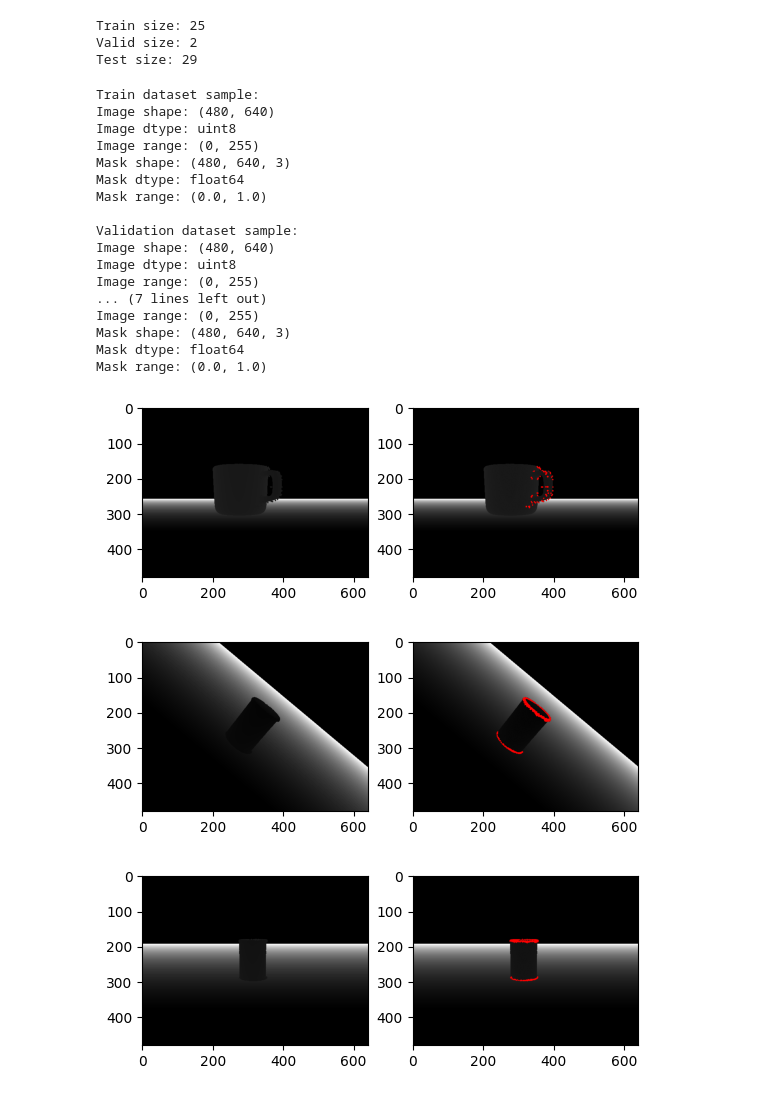
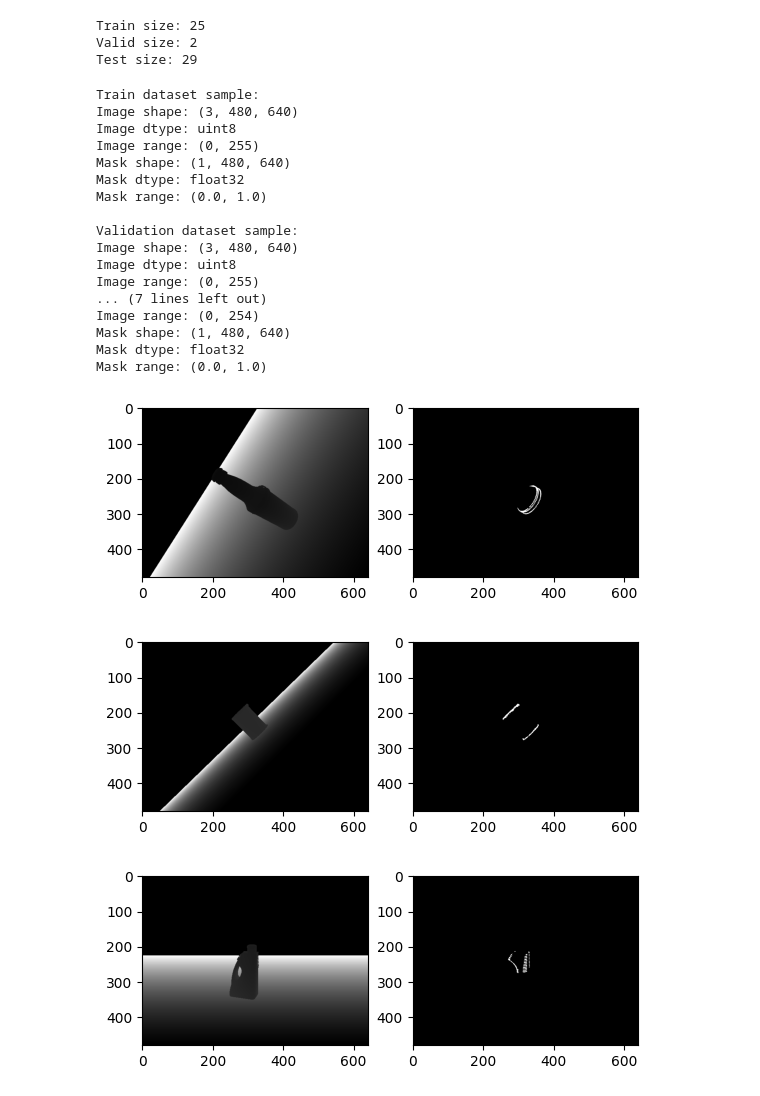
Before and after one commit to BradenBrooker/GraspFailureRecovery, a Jupyter notebook: Unet.ipynb, the cells around one changed output. Saved outputs shown, nothing was run; the diff lists cells and outputs as text; code cells hidden in the pictures.

Commit message:
Got image preprocessing matching model input parameters. Got initial round of training done

```diff
--- a/Unet.ipynb
+++ b/Unet.ipynb
@@ -45,6 +47,28 @@ def train_test_validate_split(data_list, train_size=0.45, val_size=0.05, test_si
     test_data = data_list[val_end:]
 
     return train_data, val_data, test_data
+
+def preprocess_image(image):
+    # Assuming the image is grayscale; convert to RGB if necessary
+    if len(image.shape) == 2:  # if grayscale
+        image = cv2.cvtColor(image, cv2.COLOR_GRAY2RGB)
+    image = np.transpose(image, (2, 0, 1))  # Convert to (3, 256, 256)
+    return image
+
+def preprocess_mask(image):
+    # Step 1: Extract red mask
+    # Define a threshold to identify red pixels
+    # In RGB: Red is maximum in the red channel and minimal or zero in green and blue channels
+    red_mask = (image[:, :, 0] > 0.5) & (image[:, :, 1] < 0.3) & (image[:, :, 2] < 0.3)
+
+    # Step 2: Convert to binary image where red pixels are white (1) and others are black (0)
+    binary_mask = np.zeros(image.shape[:2], dtype=np.float32)
+    binary_mask[red_mask] = 1.0
+
+    # Step 4: Add an extra dimension for shape (1, 256, 256)
+    final_mask = binary_mask[np.newaxis, :, :]
+
+    return final_mask
 # %%
 def load_data(directory):
     image_dict_list = []
@@ -65,11 +89,13 @@ def load_data(directory):
 
                 version = ''
                 if '_rgb' in filename:
+                    version = 'rgb'
+                elif '_depth.' in filename:
                     version = 'image'
-                elif '_depth.' in filename:
-                    version = 'depth_raw'
+                    img_array = preprocess_image(img_array)
                 else:
-                    version = 'depth_mask'
+                    version = 'mask'
+                    img_array = preprocess_mask(img_array)
 
                 if tag in temp_dict:
                     temp_dict[tag][version] = img_array
@@ -109,8 +135,10 @@ Test size: 29
 # Check image properties for a sample from each dataset
 
 def check_image_properties(sample):
-    image = sample["depth_raw"]
-    mask = sample["depth_mask"]
+    # image = preprocess_image(sample["image"])
+    image = sample['image']
+    mask = sample["mask"]
+    # mask = sample["depth_mask"]
 
     print("Image shape:", image.shape)
     print("Image dtype:", image.dtype)
@@ -131,49 +159,49 @@ print("\nTest dataset sample:")
 check_image_properties(test_dataset[0])
 # %% [output]
 Train dataset sample:
-Image shape: (480, 640)
+Image shape: (3, 480, 640)
 Image dtype: uint8
 Image range: (0, 255)
-Mask shape: (480, 640, 3)
-Mask dtype: float64
+Mask shape: (1, 480, 640)
+Mask dtype: float32
 Mask range: (0.0, 1.0)
 
 Validation dataset sample:
-Image shape: (480, 640)
+Image shape: (3, 480, 640)
 Image dtype: uint8
 Image range: (0, 255)
 ... (7 lines left out)
-Image range: (0, 255)
-Mask shape: (480, 640, 3)
-Mask dtype: float64
+Image range: (0, 254)
+Mask shape: (1, 480, 640)
+Mask dtype: float32
 Mask range: (0.0, 1.0)
 # %%
 sample = train_dataset[0]
 # plt.subplot(1,2,1)
 # plt.imshow(sample["image"].transpose(0, 1, 2)) # for visualization we have to transpose back to HWC
 plt.subplot(1,2,1)
-plt.imshow(sample["depth_raw"].squeeze(), cmap='gray')  # for visualization we have to remove 3rd dimension of mask
+plt.imshow(sample["image"].squeeze().transpose(1, 2, 0), cmap='gray')  # for visualization we have to remove 3rd dimension of mask
 plt.subplot(1,2,2)
-plt.imshow(sample["depth_mask"].squeeze(), cmap='gray')  # for visualization we have to remove 3rd dimension of mask
+plt.imshow(sample["mask"].squeeze(), cmap='gray')  # for visualization we have to remove 3rd dimension of mask
 plt.show()
 
 sample = valid_dataset[0]
 plt.subplot(1,2,1)
-plt.imshow(sample["depth_raw"].squeeze(), cmap='gray')  # for visualization we have to remove 3rd dimension of mask
+plt.imshow(sample["image"].squeeze().transpose(1, 2, 0), cmap='gray')  # for visualization we have to remove 3rd dimension of mask
 plt.subplot(1,2,2)
-plt.imshow(sample["depth_mask"].squeeze(), cmap='gray')  # for visualization we have to remove 3rd dimension of mask
+plt.imshow(sample["mask"].squeeze(), cmap='gray')  # for visualization we have to remove 3rd dimension of mask
 plt.show()
 
 sample = test_dataset[0]
 plt.subplot(1,2,1)
-plt.imshow(sample["depth_raw"].squeeze(), cmap='gray')  # for visualization we have to remove 3rd dimension of mask
+plt.imshow(sample["image"].squeeze().transpose(1, 2, 0), cmap='gray')  # for visualization we have to remove 3rd dimension of mask
 plt.subplot(1,2,2)
-plt.imshow(sample["depth_mask"].squeeze(), cmap='gray')  # for visualization we have to remove 3rd dimension of mask
+plt.imshow(sample["mask"].squeeze(), cmap='gray')  # for visualization we have to remove 3rd dimension of mask
 plt.show()
 # %% [output]
-[figure, old version]
+[figure, new version]
-[figure, old version]
+[figure, new version]
-[figure, old version]
+[figure, new version]
 # %%
 class GraspModel(pl.LightningModule):
 
```
Also changed, not shown: parts of 7 cells of this notebook, 1 other file.
